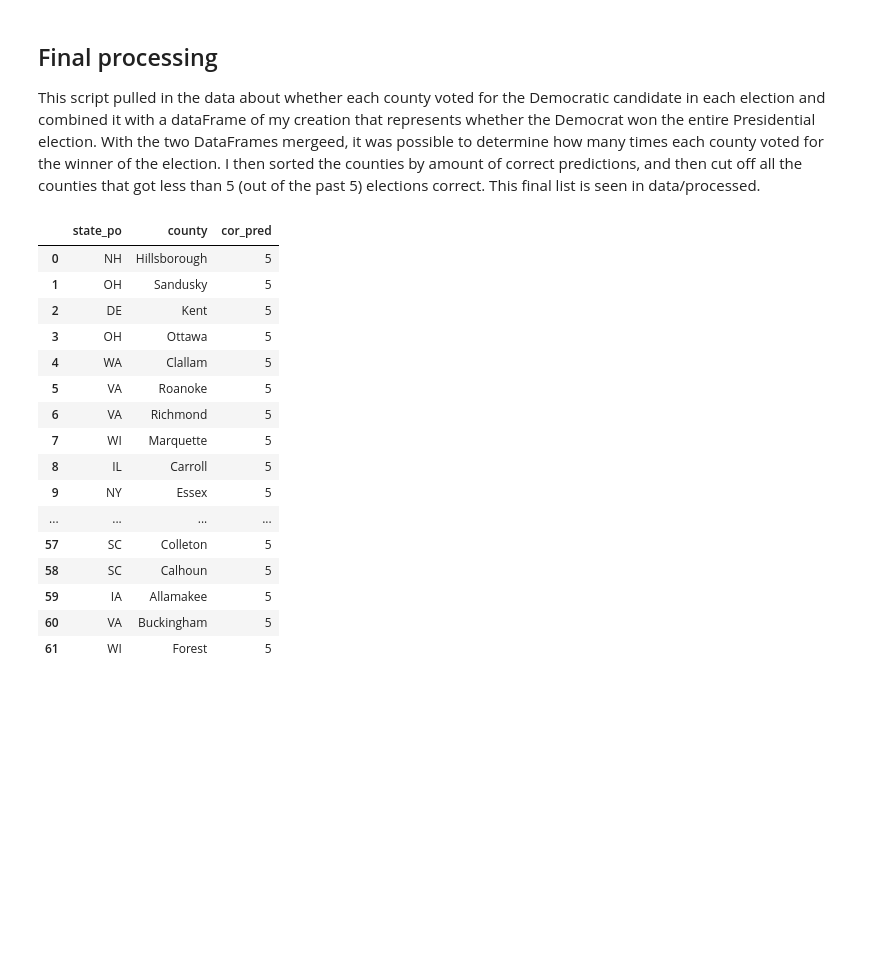
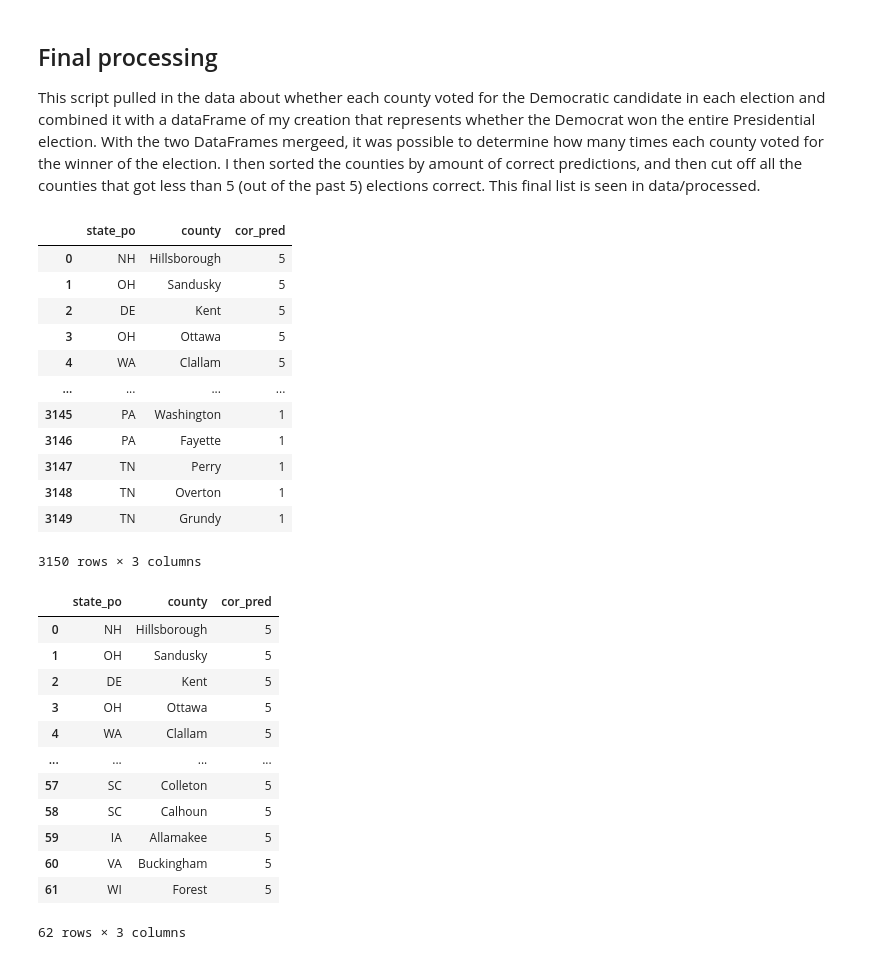
Before and after one commit to data301-2020-winter1/course-project-solo_125, a Jupyter notebook: analysis/solo_project.ipynb, the cells around one changed output. Saved outputs shown, nothing was run; the diff lists cells and outputs as text; code cells hidden in the pictures; blank space fills up the shorter version.

Commit message:
Prepped table for Tableau

```diff
--- a/analysis/solo_project.ipynb
+++ b/analysis/solo_project.ipynb
@@ -77,28 +77,38 @@ This script pulled in the data about whether each county voted for the Democrati
 # %%
 df = func()
 data = {'year':[2000,2004,2008,2012,2016],"Winner":[False,False,True,True,False]}
 df_wins = pd.DataFrame(data)
 df = df.merge(df_wins,on='year')
 df["cor_pred"] = (df["win"] == df["Winner"])
 df["cor_pred"] = df["cor_pred"].astype("int32")
+df_save=df
 df = df.groupby(["state_po","county"])["cor_pred"].sum().reset_index().sort_values(by='cor_pred',ascending=False).reset_index(drop=True)
 df_final = df.loc[df['cor_pred']==5]
 df_final
 # %% [output]
 |  | state_po | county | cor_pred |
 | 0 | NH | Hillsborough | 5 |
 | 1 | OH | Sandusky | 5 |
 | 2 | DE | Kent | 5 |
 | 3 | OH | Ottawa | 5 |
 | 4 | WA | Clallam | 5 |
-| 5 | VA | Roanoke | 5 |
-| 6 | VA | Richmond | 5 |
-| 7 | WI | Marquette | 5 |
-| 8 | IL | Carroll | 5 |
-| 9 | NY | Essex | 5 |
 | ... | ... | ... | ... |
-| 57 | SC | Colleton | 5 |
-| 58 | SC | Calhoun | 5 |
-| 59 | IA | Allamakee | 5 |
-| 60 | VA | Buckingham | 5 |
-| 61 | WI | Forest | 5 |
+| 3145 | PA | Washington | 1 |
+| 3146 | PA | Fayette | 1 |
+| 3147 | TN | Perry | 1 |
+| 3148 | TN | Overton | 1 |
+| 3149 | TN | Grundy | 1 |
+3150 rows × 3 columns
+|  | state_po | county | cor_pred |
+| 0 | NH | Hillsborough | 5 |
+| 1 | OH | Sandusky | 5 |
+| 2 | DE | Kent | 5 |
+| 3 | OH | Ottawa | 5 |
+| 4 | WA | Clallam | 5 |
+| ... | ... | ... | ... |
+| 57 | SC | Colleton | 5 |
+| 58 | SC | Calhoun | 5 |
+| 59 | IA | Allamakee | 5 |
+| 60 | VA | Buckingham | 5 |
+| 61 | WI | Forest | 5 |
+62 rows × 3 columns
```
Also changed, not shown: parts of 2 cells of this notebook, 1 other file.
